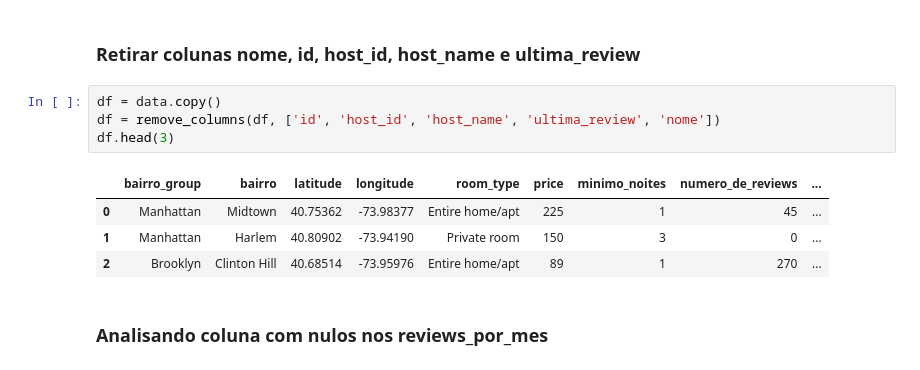
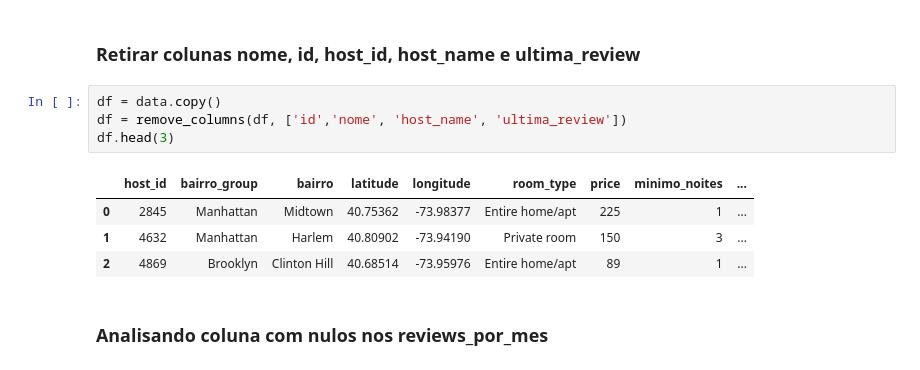
Before and after one commit to akyla007/Desafio-Lighouse-2, a Jupyter notebook: notebooks/exploratory_data.ipynb, the cells around one changed output. Saved outputs shown, nothing was run; the diff lists cells and outputs as text.

```diff
--- a/notebooks/exploratory_data.ipynb
+++ b/notebooks/exploratory_data.ipynb
@@ -68,13 +70,13 @@ dtype: int64
 ### Retirar colunas nome, id, host_id, host_name e ultima_review
 # %%
 df = data.copy()
-df = remove_columns(df, ['id', 'host_id', 'host_name', 'ultima_review', 'nome'])
+df = remove_columns(df, ['id','nome', 'host_name', 'ultima_review'])
 df.head(3)
 # %% [output]
-|  | bairro_group | bairro | latitude | longitude | room_type | price | minimo_noites | numero_de_reviews | ... |
-| 0 | Manhattan | Midtown | 40.75362 | -73.98377 | Entire home/apt | 225 | 1 | 45 | ... |
-| 1 | Manhattan | Harlem | 40.80902 | -73.94190 | Private room | 150 | 3 | 0 | ... |
-| 2 | Brooklyn | Clinton Hill | 40.68514 | -73.95976 | Entire home/apt | 89 | 1 | 270 | ... |
+|  | host_id | bairro_group | bairro | latitude | longitude | room_type | price | minimo_noites | ... |
+| 0 | 2845 | Manhattan | Midtown | 40.75362 | -73.98377 | Entire home/apt | 225 | 1 | ... |
+| 1 | 4632 | Manhattan | Harlem | 40.80902 | -73.94190 | Private room | 150 | 3 | ... |
+| 2 | 4869 | Brooklyn | Clinton Hill | 40.68514 | -73.95976 | Entire home/apt | 89 | 1 | ... |
 # %% [markdown]
 ### Analisando coluna com nulos nos reviews_por_mes
 # %%
```
Also changed, not shown: parts of 41 cells of this notebook, 12 other files.
